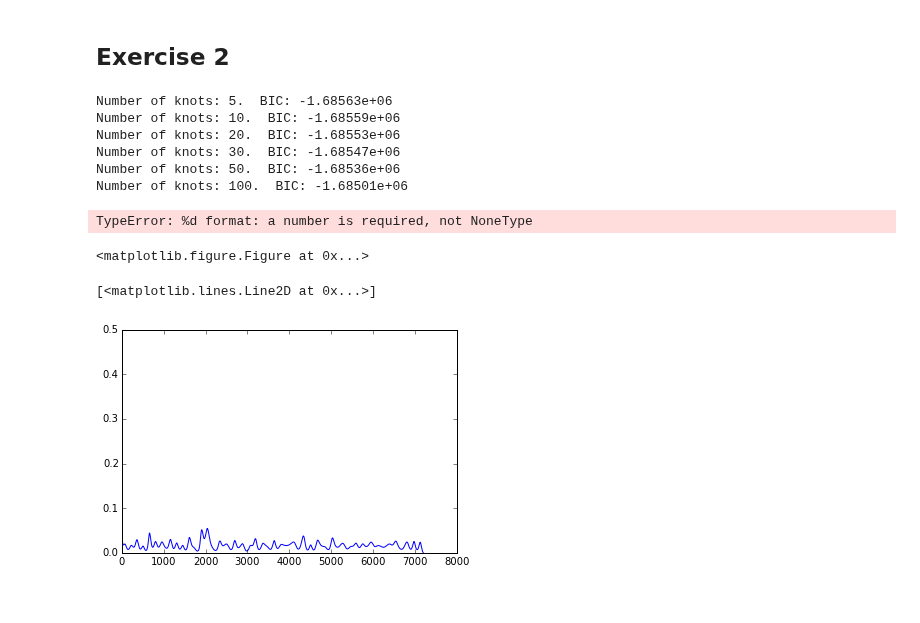
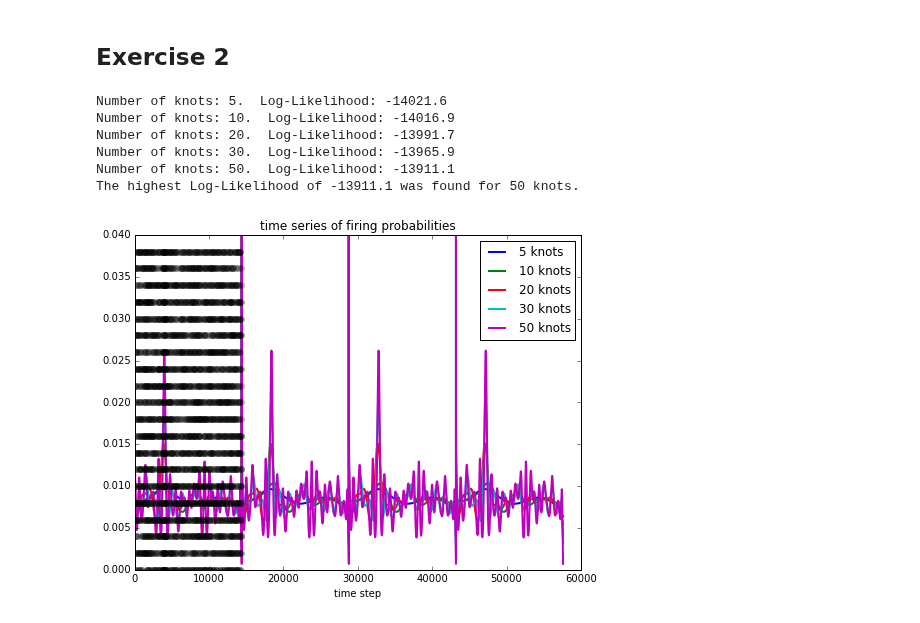
Before and after one commit to cknd/decoding, a Jupyter notebook: 02 [Solution] Part 2 - GLM.ipynb, the cells around one changed output. Cells and saved outputs as stored; diff of their text form; code cells hidden in the pictures.

```diff
--- a/02 [Solution] Part 2 - GLM.ipynb
+++ b/02 [Solution] Part 2 - GLM.ipynb
@@ -147,70 +146,52 @@ xlabel('time step')
 # %%
 #def ll(ps,xs):
 #    ...
 
 def ll(ps,xs):                                                                 # solution
     return sum(xs*np.log(ps) +(1 - xs) * np.log(1-ps))                         # solution
 
-num_knots_candidates = [5, 10, 20, 30 ,50,100]
+num_knots_candidates = [5, 10, 20, 30 ,50]
 
-#best_loglikelihood = -np.inf
-best_aic = -np.inf
+best_loglikelihood = -np.inf
 best_num_knots     = None
 
+chunks = all_spiketrains.reshape((5,-1))
 figure(figsize=(8,6))
 for num_knots in num_knots_candidates:
+#    ...
     knots = splines.augknt(np.linspace(0,T,num_knots),spline_order)              # solution
     spline_bases = np.array(splines.spcol(range(T),knots,spline_order))          # solution
-    dm = np.tile(spline_bases,(N,1))                                             # solution
-    model = sm.GLM(all_spiketrains,dm,family=sm.families.Binomial())            # solution
-    fitted_model = model.fit()                                                   # solution
-    if fitted_model.bic < best_aic:
-        best_aic = fitted_model.bic
-        best_num_knots = num_knots
-    print "Number of knots: %d.  BIC: %g" % (num_knots, fitted_model.bic)        # solution
-
-#figure(figsize=(8,6))
-#for num_knots in num_knots_candidates:
-##    ...
-#    knots = splines.augknt(np.linspace(0,T,num_knots),spline_order)              # solution
-#    spline_bases = np.array(splines.spcol(range(T),knots,spline_order))          # solution
-#    dm = np.tile(spline_bases,(N-1,1))                                           # solution
-#    # Calculate the joint log-likelihood of all test-sets                        # solution
-#    loglikelihood = 0                                                            # solution
-#    for i,test in enumerate(trials):                                             # solution
-#        train = trials[:i] + trials[i+1:]                                        # solution
-#        model = sm.GLM(np.hstack(train),dm,family=sm.families.Binomial())        # solution
-#        fitted_model = model.fit()                                               # solution
-#        prediction = fitted_model.predict(spline_bases)                          # solution
-#        loglikelihood += ll(prediction,test)                                     # solution
-#        # Plot the resulting prediction for the first trial                      # solution
-#        if i==0:                                                                 # solution
-#            plot(prediction,linewidth=2)                                         # solution
-#    # Update the current best number of knots                                    # solution
-#    if loglikelihood > best_loglikelihood:                                       # solution
-#        best_loglikelihood = loglikelihood                                       # solution
-#        best_num_knots = num_knots                                               # solution
-#    print "Number of knots: %d.  Log-Likelihood: %g" % (num_knots, loglikelihood)# solution
+    dm_train = np.tile(spline_bases,(4*N/5,1))                                   # solution
+    dm_test  = np.tile(spline_bases,(N/5,1))                                     # solution
+    # Calculate the joint log-likelihood of all test-sets                        # solution
+    loglikelihood = 0                                                            # solution
+    for i,data_test in enumerate(chunks):                                        # solution
+        data_train = chunks[range(i) + range(i+1,5)]                             # solution
+        model = sm.GLM(data_train.ravel(),dm_train,family=sm.families.Binomial())# solution
+        fitted_model = model.fit()                                               # solution
+        prediction = fitted_model.predict(dm_test)                               # solution
+        loglikelihood += ll(prediction,test)                                     # solution
+        # Plot the resulting prediction for the first trial                      # solution
+        if i==0:                                                                 # solution
+            plot(prediction,linewidth=2)                                         # solution
+    # Update the current best number of knots                                    # solution
+    if loglikelihood > best_loglikelihood:                                       # solution
+        best_loglikelihood = loglikelihood                                       # solution
+        best_num_knots = num_knots                                               # solution
+    print "Number of knots: %d.  Log-Likelihood: %g" % (num_knots, loglikelihood)# solution
 
 
-print "The highest AIC of %g was found for %d knots." % (best_aic, best_num_knots)
+print "The highest Log-Likelihood of %g was found for %d knots." % (best_loglikelihood, best_num_knots)
 plot(spike_t, spike_y, "ko", alpha=0.3)
 legend(map(lambda n: "%d knots" % n, num_knots_candidates))
 ylim([0,0.04])
 title('time series of firing probabilities')
 xlabel('time step');
 # %% [output]
-Number of knots: 5.  BIC: -1.68563e+06
-Number of knots: 10.  BIC: -1.68559e+06
-Number of knots: 20.  BIC: -1.68553e+06
-Number of knots: 30.  BIC: -1.68547e+06
-Number of knots: 50.  BIC: -1.68536e+06
-Number of knots: 100.  BIC: -1.68501e+06
+Number of knots: 5.  Log-Likelihood: -14021.6
+Number of knots: 10.  Log-Likelihood: -14016.9
+Number of knots: 20.  Log-Likelihood: -13991.7
+Number of knots: 30.  Log-Likelihood: -13965.9
+Number of knots: 50.  Log-Likelihood: -13911.1
+The highest Log-Likelihood of -13911.1 was found for 50 knots.
-TypeError: %d format: a number is required, not NoneType
-<matplotlib.figure.Figure at 0x...>
+[figure, added]
-# %%
-prediction = fitted_model.predict(spline_bases)
-plot(prediction)
-# %% [output]
-[<matplotlib.lines.Line2D at 0x...>]
-[figure, removed]
```
Also changed, not shown: parts of 3 cells of this notebook, 3 other files.
